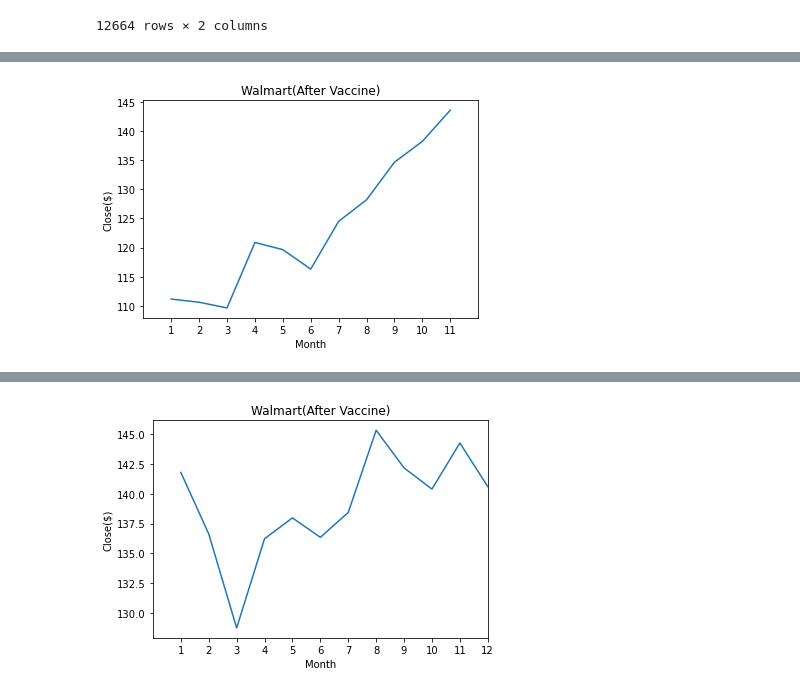
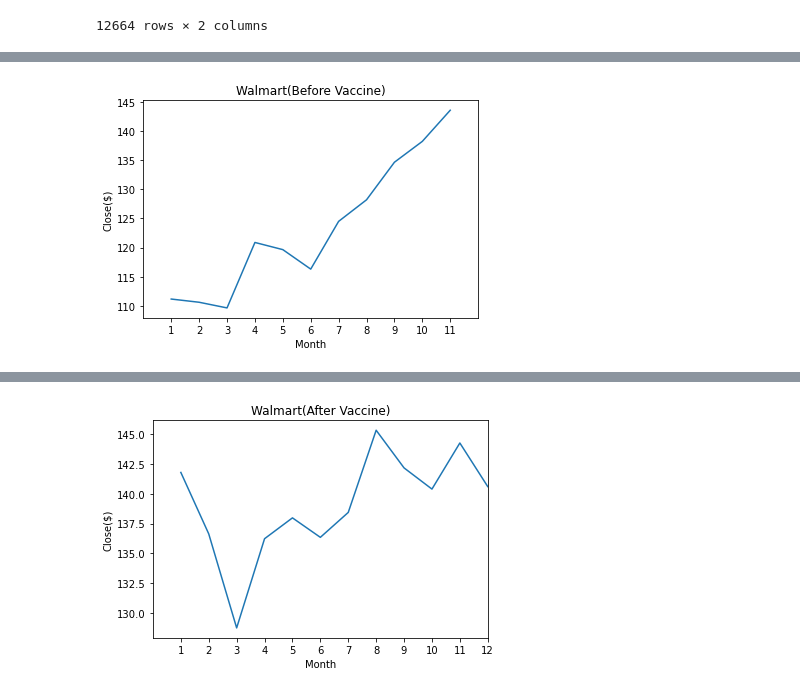
Before and after one commit to cjallow01/project-1, a Jupyter notebook: Retail_Walmart_Stocks.ipynb, the cells around one changed output, grey strips where cells are left out. Drawn from its saved outputs; the diff is of its cells as text; code cells hidden in the pictures.

```diff
--- a/Retail_Walmart_Stocks.ipynb
+++ b/Retail_Walmart_Stocks.ipynb
@@ -178,15 +179,15 @@ monthly_close_before_vaccine_df
 # %%
 x = monthly_close_before_vaccine_df['Month']
 y = monthly_close_before_vaccine_df['Close']
 
 plt.plot(x, y)
 plt.xlim(0,12,1)
 plt.xticks(np.arange(min(x), max(x)+1, 1))
 plt.xlabel("Month")
 plt.ylabel("Close($)")
-plt.title("Walmart(After Vaccine)");
+plt.title("Walmart(Before Vaccine)");
 # %% [output]
-[figure, old version]
+[figure, new version]
 # %%
 #Dateframe After Vaccine(Dec 2020 - Dec 2021)
 Walmart_after_vaccine_df = Walmart_data_df.loc[((Walmart_data_df['Date'] > '2020-11-30') & (Walmart_data_df['Date'] <= '2021-12-31'))]
```
Also changed, not shown: parts of 7 cells of this notebook, 1 other file.
